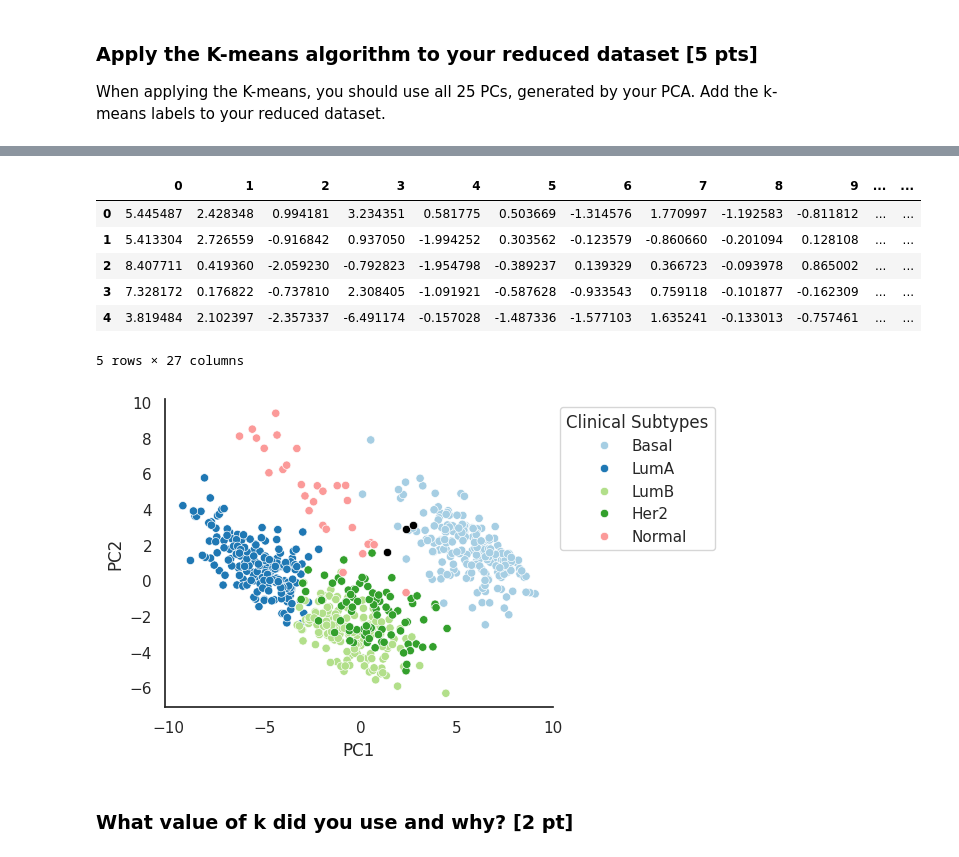
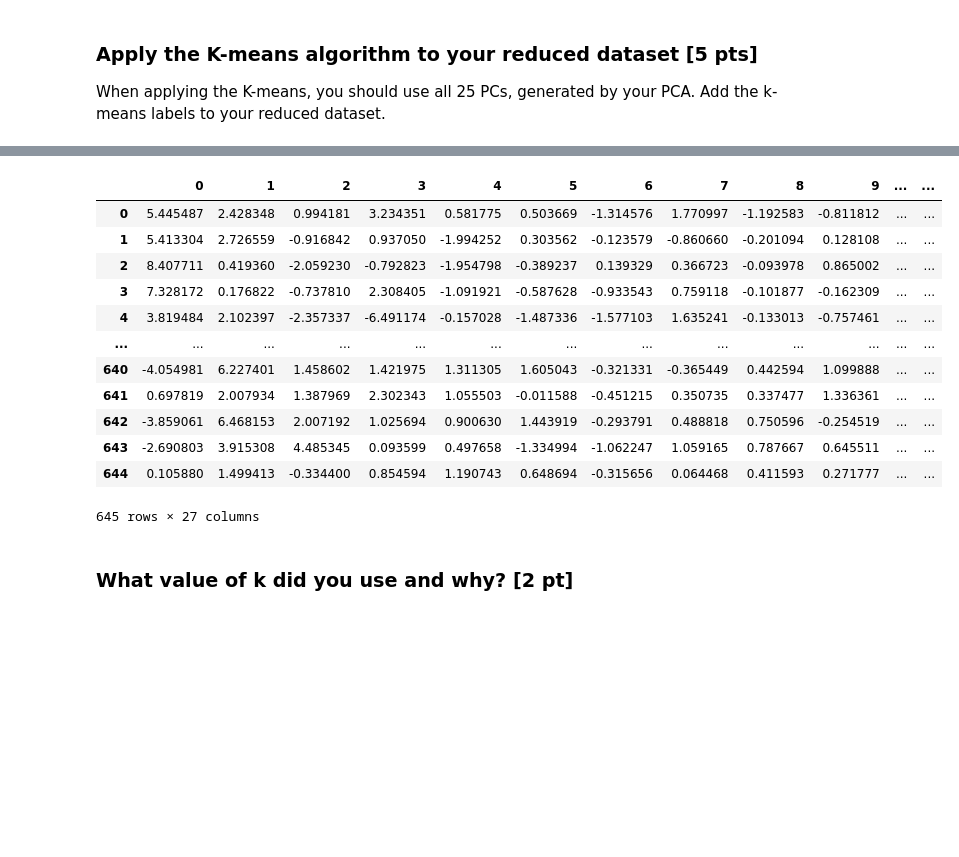
Before and after one commit to eteszner/BIM6065D_2024, a Jupyter notebook: notebook/exercices_good_practices.ipynb, the cells around one changed output, grey strips where cells are left out. Drawn from its saved outputs; the diff is of its cells as text; code cells hidden in the pictures; blank space fills up the shorter version.

```diff
--- a/notebook/exercices_good_practices.ipynb
+++ b/notebook/exercices_good_practices.ipynb
@@ -268,7 +276,7 @@ print(pca_df.head())
 # %%
 pca_reduce = pca.fit_transform(subset_scaled)
 data_reduce = pd.DataFrame(pca_reduce)
-data_reduce.loc[:, "Clinical_substypes"] = data.Clinical_subtypes
+data_reduce.loc[:, "Clinical_subtypes"] = data.Clinical_subtypes
 data_reduce.head()
 # %% [output]
 |  | 0 | 1 | 2 | 3 | 4 | 5 | 6 | 7 | 8 | 9 | ... | ... |
@@ -318,23 +351,21 @@ print(pca_df.head())
 [5 rows x 27 columns]
 # %%
 data_reduce.loc[:, "Kmeans_labels"] = kmeans.labels_
-data_reduce.head()
+data_reduce
 # %% [output]
 |  | 0 | 1 | 2 | 3 | 4 | 5 | 6 | 7 | 8 | 9 | ... | ... |
 | 0 | 5.445487 | 2.428348 | 0.994181 | 3.234351 | 0.581775 | 0.503669 | -1.314576 | 1.770997 | -1.192583 | -0.811812 | ... | ... |
 | 1 | 5.413304 | 2.726559 | -0.916842 | 0.937050 | -1.994252 | 0.303562 | -0.123579 | -0.860660 | -0.201094 | 0.128108 | ... | ... |
 | 2 | 8.407711 | 0.419360 | -2.059230 | -0.792823 | -1.954798 | -0.389237 | 0.139329 | 0.366723 | -0.093978 | 0.865002 | ... | ... |
 | 3 | 7.328172 | 0.176822 | -0.737810 | 2.308405 | -1.091921 | -0.587628 | -0.933543 | 0.759118 | -0.101877 | -0.162309 | ... | ... |
 | 4 | 3.819484 | 2.102397 | -2.357337 | -6.491174 | -0.157028 | -1.487336 | -1.577103 | 1.635241 | -0.133013 | -0.757461 | ... | ... |
+| ... | ... | ... | ... | ... | ... | ... | ... | ... | ... | ... | ... | ... |
+| 640 | -4.054981 | 6.227401 | 1.458602 | 1.421975 | 1.311305 | 1.605043 | -0.321331 | -0.365449 | 0.442594 | 1.099888 | ... | ... |
+| 641 | 0.697819 | 2.007934 | 1.387969 | 2.302343 | 1.055503 | -0.011588 | -0.451215 | 0.350735 | 0.337477 | 1.336361 | ... | ... |
+| 642 | -3.859061 | 6.468153 | 2.007192 | 1.025694 | 0.900630 | 1.443919 | -0.293791 | 0.488818 | 0.750596 | -0.254519 | ... | ... |
+| 643 | -2.690803 | 3.915308 | 4.485345 | 0.093599 | 0.497658 | -1.334994 | -1.062247 | 1.059165 | 0.787667 | 0.645511 | ... | ... |
+| 644 | 0.105880 | 1.499413 | -0.334400 | 0.854594 | 1.190743 | 0.648694 | -0.315656 | 0.064468 | 0.411593 | 0.271777 | ... | ... |
-5 rows × 27 columns
+645 rows × 27 columns
-# %%
-plt.figure(figsize=(5, 4))
-sns.scatterplot(data=pca_df, x="PC1", y="PC2", hue="Clinical_subtypes")
-sns.scatterplot(x=cent_by_axes[0], y=cent_by_axes[5], color="black")
-plt.legend(title="Clinical Subtypes", bbox_to_anchor=(1, 1), loc='upper left')
-sns.despine()
-# %% [output]
-[figure, removed]
 # %% [markdown]
 ### What value of k did you use and why? [2 pt]
 # %%
```
Also changed, not shown: parts of 16 cells of this notebook, 2 other files.
